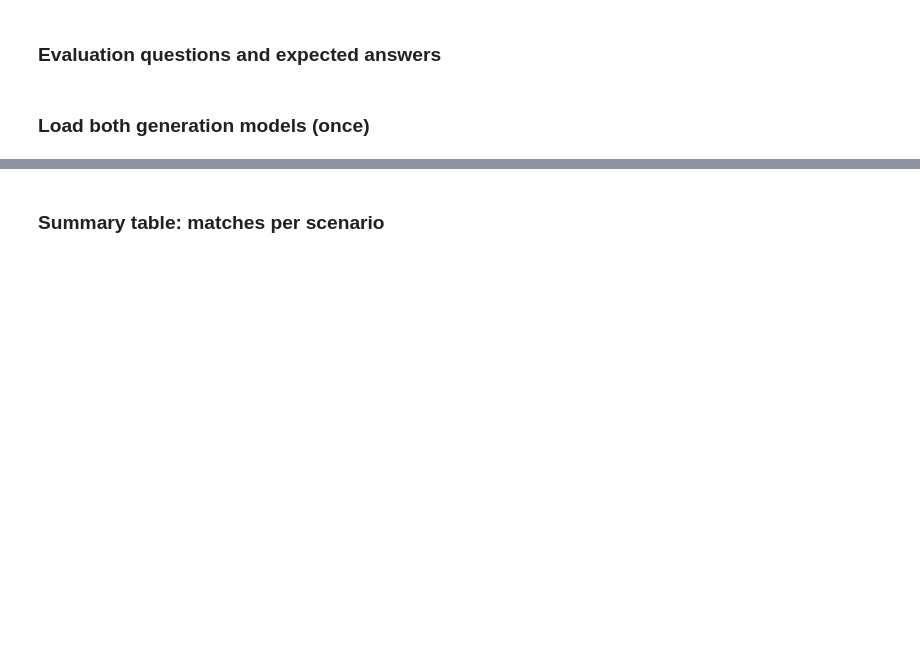
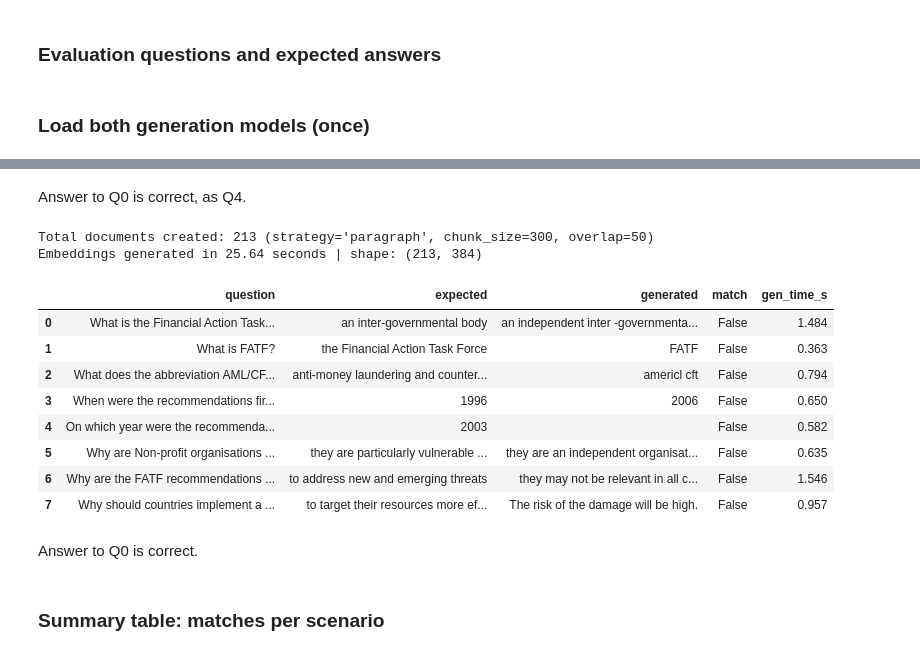
Before and after one commit to rix031110/LLM_implementation, a Jupyter notebook: RAG_reorganized.ipynb, the cells around one changed output, grey strips where cells are left out. Cells and saved outputs as stored; diff of their text form; code cells hidden in the pictures; blank space fills up the shorter version.

```diff
--- a/RAG_reorganized.ipynb
+++ b/RAG_reorganized.ipynb
@@ -578,2 +692,26 @@ df_s5
+# %% [markdown]
+Answer to Q0 is correct, as Q4.
+# %%
+# Scenario 6: paragraph (300w, overlap=50), Flan-T5
+df_s6 = run_scenario(full_text, strategy="paragraph", model_type="flan-t5",
+                     questions=questions, expected_answers=expected_answers,
+                     embedding_model=embedding_model,
+                     tokenizer=t5_tokenizer, model=t5_model,
+                     chunk_size=300, overlap=50)
+df_s6
+# %% [output]
+Total documents created: 213 (strategy='paragraph', chunk_size=300, overlap=50)
+Embeddings generated in 25.64 seconds | shape: (213, 384)
+|  | question | expected | generated | match | gen_time_s |
+| 0 | What is the Financial Action Task... | an inter-governmental body | an independent inter -governmenta... | False | 1.484 |
+| 1 | What is FATF? | the Financial Action Task Force | FATF | False | 0.363 |
+| 2 | What does the abbreviation AML/CF... | anti-money laundering and counter... | americl cft | False | 0.794 |
+| 3 | When were the recommendations fir... | 1996 | 2006 | False | 0.650 |
+| 4 | On which year were the recommenda... | 2003 |  | False | 0.582 |
+| 5 | Why are Non-profit organisations ... | they are particularly vulnerable ... | they are an independent organisat... | False | 0.635 |
+| 6 | Why are the FATF recommendations ... | to address new and emerging threats | they may not be relevant in all c... | False | 1.546 |
+| 7 | Why should countries implement a ... | to target their resources more ef... | The risk of the damage will be high. | False | 0.957 |
+# %% [markdown]
+Answer to Q0 is correct.
 # %% [markdown]
 ### Summary table: matches per scenario
```
Also changed, not shown: parts of 23 cells of this notebook.
